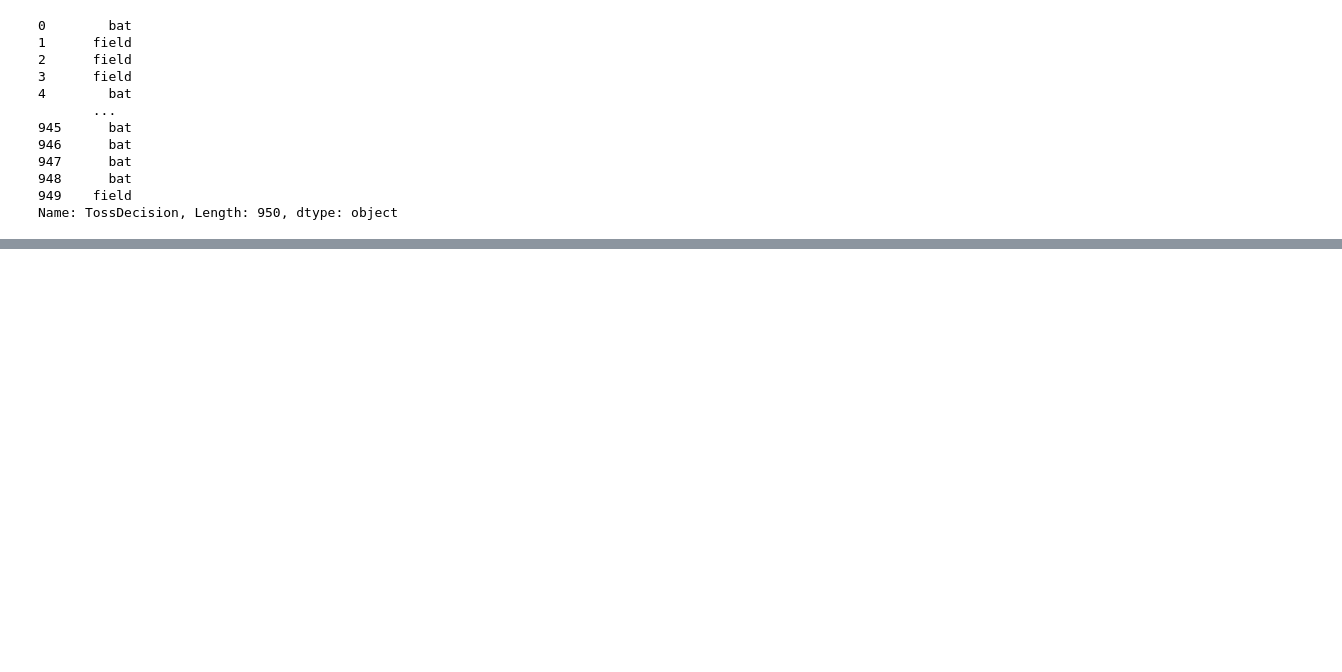
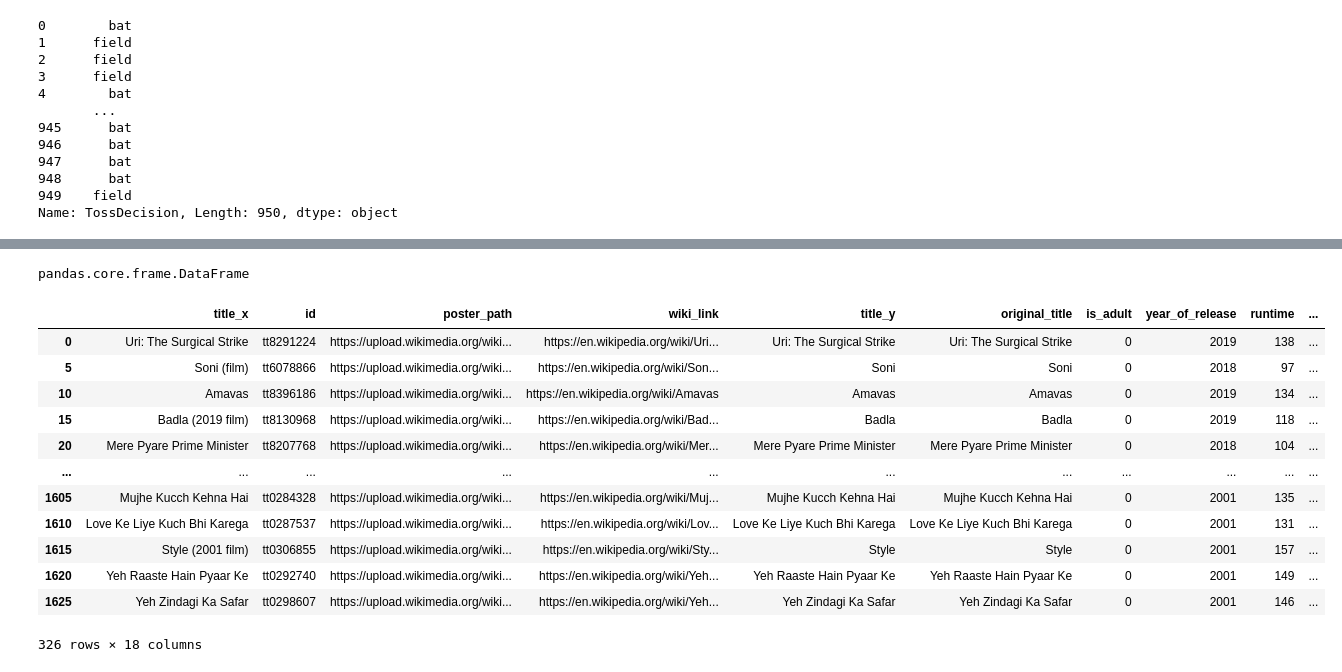
Before and after one commit to Abhinav09062005/python-, a Jupyter notebook: chapter3/csv2_df.ipynb, the cells around one changed output, grey strips where cells are left out. Cells and saved outputs as stored; diff of their text form; code cells hidden in the pictures; blank space fills up the shorter version.

```diff
--- a/chapter3/csv2_df.ipynb
+++ b/chapter3/csv2_df.ipynb
@@ -370,0 +450,20 @@ Name: TossDecision, Length: 950, dtype: object
+# %%
+type(movies.iloc[0:5])
+# %% [output]
+pandas.core.frame.DataFrame
+# %%
+movies.iloc[::5]
+# %% [output]
+|  | title_x | id | poster_path | wiki_link | title_y | original_title | is_adult | year_of_release | runtime | ... |
+| 0 | Uri: The Surgical Strike | tt8291224 | https://upload.wikimedia.org/wiki... | https://en.wikipedia.org/wiki/Uri... | Uri: The Surgical Strike | Uri: The Surgical Strike | 0 | 2019 | 138 | ... |
+| 5 | Soni (film) | tt6078866 | https://upload.wikimedia.org/wiki... | https://en.wikipedia.org/wiki/Son... | Soni | Soni | 0 | 2018 | 97 | ... |
+| 10 | Amavas | tt8396186 | https://upload.wikimedia.org/wiki... | https://en.wikipedia.org/wiki/Amavas | Amavas | Amavas | 0 | 2019 | 134 | ... |
+| 15 | Badla (2019 film) | tt8130968 | https://upload.wikimedia.org/wiki... | https://en.wikipedia.org/wiki/Bad... | Badla | Badla | 0 | 2019 | 118 | ... |
+| 20 | Mere Pyare Prime Minister | tt8207768 | https://upload.wikimedia.org/wiki... | https://en.wikipedia.org/wiki/Mer... | Mere Pyare Prime Minister | Mere Pyare Prime Minister | 0 | 2018 | 104 | ... |
+| ... | ... | ... | ... | ... | ... | ... | ... | ... | ... | ... |
+| 1605 | Mujhe Kucch Kehna Hai | tt0284328 | https://upload.wikimedia.org/wiki... | https://en.wikipedia.org/wiki/Muj... | Mujhe Kucch Kehna Hai | Mujhe Kucch Kehna Hai | 0 | 2001 | 135 | ... |
+| 1610 | Love Ke Liye Kuch Bhi Karega | tt0287537 | https://upload.wikimedia.org/wiki... | https://en.wikipedia.org/wiki/Lov... | Love Ke Liye Kuch Bhi Karega | Love Ke Liye Kuch Bhi Karega | 0 | 2001 | 131 | ... |
+| 1615 | Style (2001 film) | tt0306855 | https://upload.wikimedia.org/wiki... | https://en.wikipedia.org/wiki/Sty... | Style | Style | 0 | 2001 | 157 | ... |
+| 1620 | Yeh Raaste Hain Pyaar Ke | tt0292740 | https://upload.wikimedia.org/wiki... | https://en.wikipedia.org/wiki/Yeh... | Yeh Raaste Hain Pyaar Ke | Yeh Raaste Hain Pyaar Ke | 0 | 2001 | 149 | ... |
+| 1625 | Yeh Zindagi Ka Safar | tt0298607 | https://upload.wikimedia.org/wiki... | https://en.wikipedia.org/wiki/Yeh... | Yeh Zindagi Ka Safar | Yeh Zindagi Ka Safar | 0 | 2001 | 146 | ... |
+326 rows × 18 columns
```
Also changed, not shown: parts of 17 cells of this notebook.
